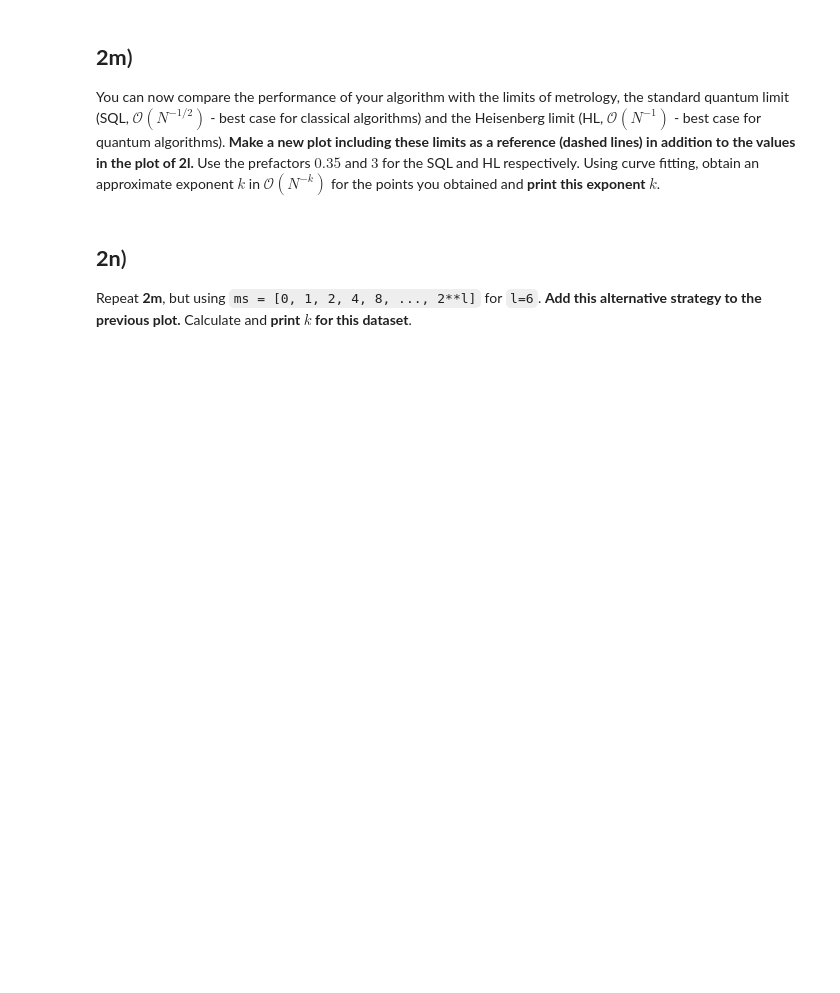
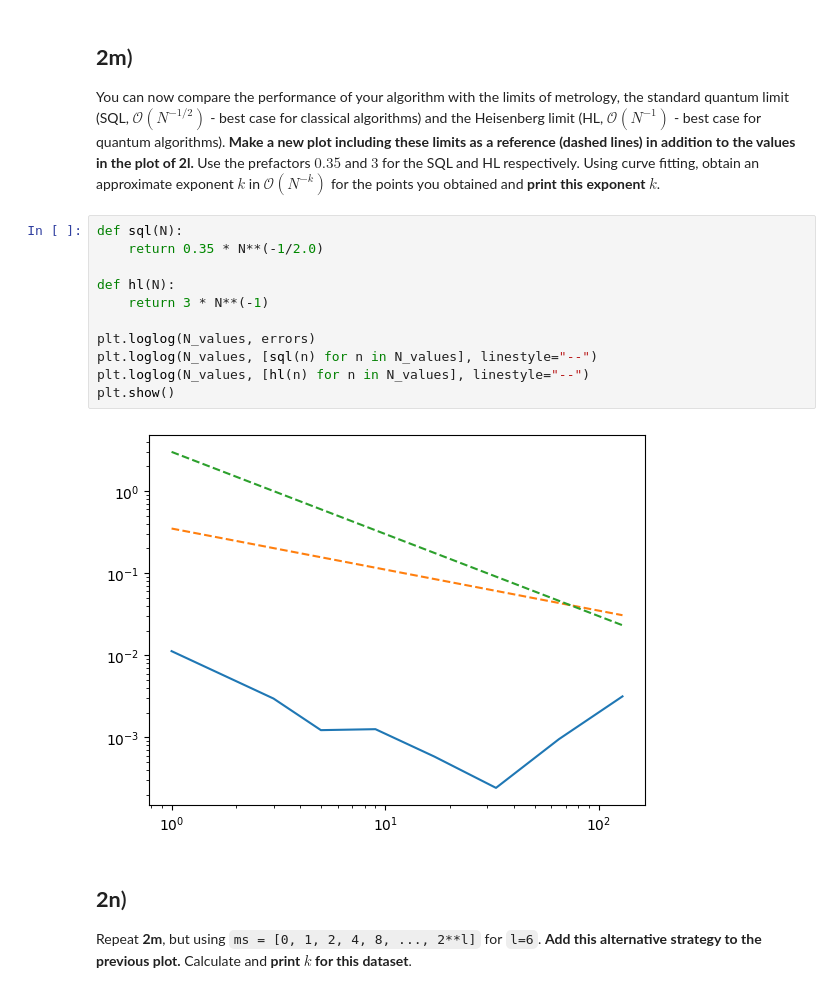
Before and after one commit to ezekielcochran/vtq-hackathon, a Jupyter notebook: qmace.ipynb, the cells around one changed output. Cells and saved outputs as stored; diff of their text form; blank space fills up the shorter version.

```diff
--- a/qmace.ipynb
+++ b/qmace.ipynb
@@ -452,6 +493,19 @@ The results are affected by statistical noise. To reduce this effect, consider t
 ## **2m**)
 
 You can now compare the performance of your algorithm with the limits of metrology, the standard quantum limit (SQL, $\mathcal O (N^{-1/2})$ - best case for classical algorithms) and the Heisenberg limit (HL, $\mathcal O (N^{-1})$ - best case for quantum algorithms). **Make a new plot including these limits as a reference (dashed lines) in addition to the values in the plot of 2l.** Use the prefactors $0.35$ and $3$ for the SQL and HL respectively. Using curve fitting, obtain an approximate exponent $k$ in $\mathcal O (N^{-k})$ for the points you obtained and **print this exponent $k$**.
+# %%
+def sql(N):
+    return 0.35 * N**(-1/2.0)
+
+def hl(N):
+    return 3 * N**(-1)
+
+plt.loglog(N_values, errors)
+plt.loglog(N_values, [sql(n) for n in N_values], linestyle="--")
+plt.loglog(N_values, [hl(n) for n in N_values], linestyle="--")
+plt.show()
+# %% [output]
+[figure, added]
 # %% [markdown]
 ## **2n**)
 
```
Also changed, not shown: parts of 7 cells of this notebook.
